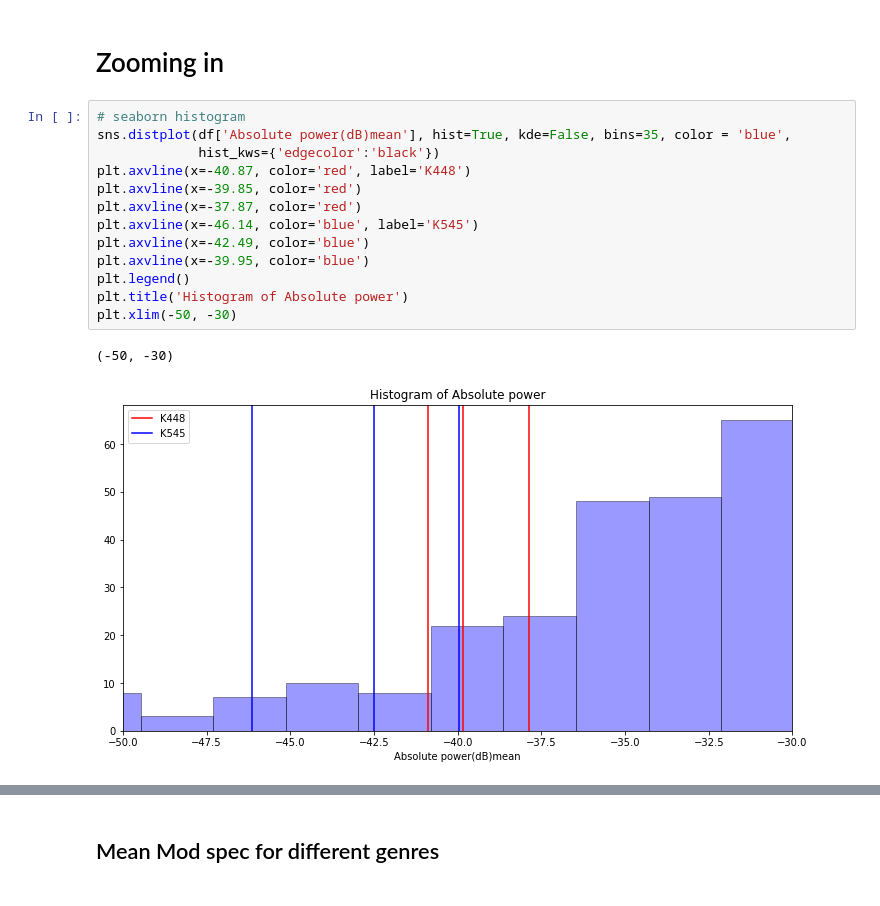
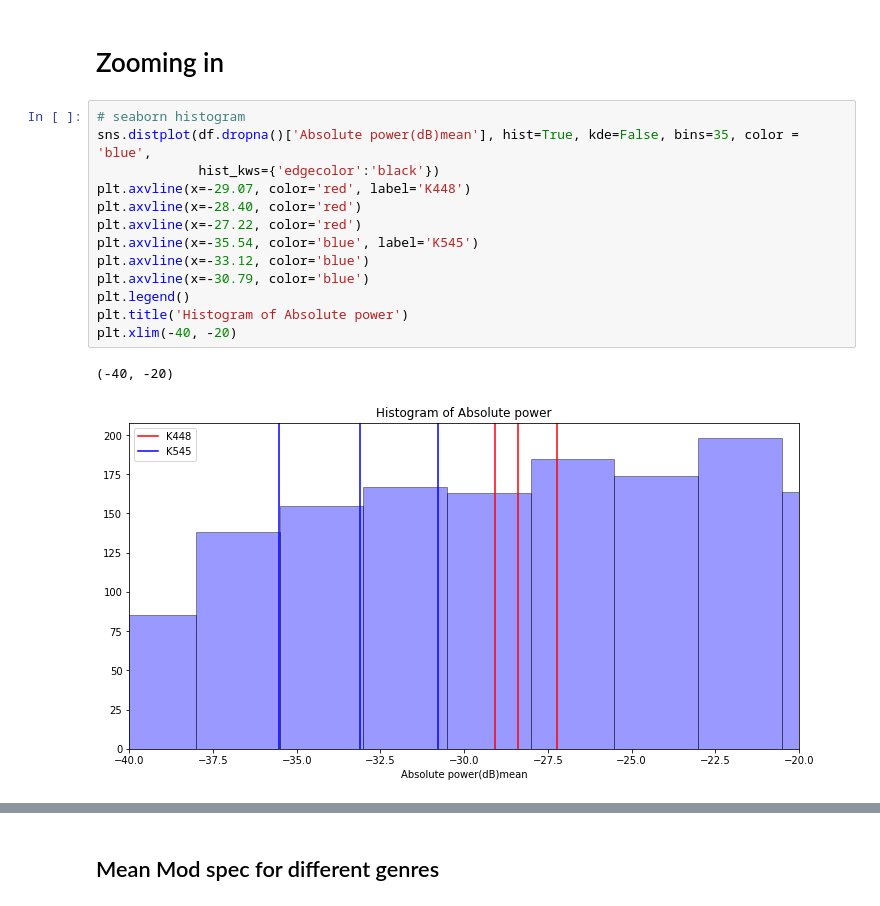
Before and after one commit to bregmanstudio/MusicAM, a Jupyter notebook: MusicAM_ExtractingMeanModPower.ipynb, the cells around one changed output, grey strips where cells are left out. Drawn from its saved outputs; the diff is of its cells as text.

Commit message:
uploaded the mean modulation power file with changes in frequencies etc.

```diff
--- a/MusicAM_ExtractingMeanModPower.ipynb
+++ b/MusicAM_ExtractingMeanModPower.ipynb
@@ -582,20 +561,20 @@ Text(0.5,1,'Histogram of Absolute power')
 # Zooming in
 # %%
 # seaborn histogram
-sns.distplot(df['Absolute power(dB)mean'], hist=True, kde=False, bins=35, color = 'blue',
+sns.distplot(df.dropna()['Absolute power(dB)mean'], hist=True, kde=False, bins=35, color = 'blue',
              hist_kws={'edgecolor':'black'})
-plt.axvline(x=-40.87, color='red', label='K448')
-plt.axvline(x=-39.85, color='red')
-plt.axvline(x=-37.87, color='red')
-plt.axvline(x=-46.14, color='blue', label='K545')
-plt.axvline(x=-42.49, color='blue')
-plt.axvline(x=-39.95, color='blue')
+plt.axvline(x=-29.07, color='red', label='K448')
+plt.axvline(x=-28.40, color='red')
+plt.axvline(x=-27.22, color='red')
+plt.axvline(x=-35.54, color='blue', label='K545')
+plt.axvline(x=-33.12, color='blue')
+plt.axvline(x=-30.79, color='blue')
 plt.legend()
 plt.title('Histogram of Absolute power')
-plt.xlim(-50, -30)
+plt.xlim(-40, -20)
 # %% [output]
-(-50, -30)
+(-40, -20)
-[figure, old version]
+[figure, new version]
 # %%
 # Showing 4 different binwidths
 
```
Also changed, not shown: parts of 16 cells of this notebook.
